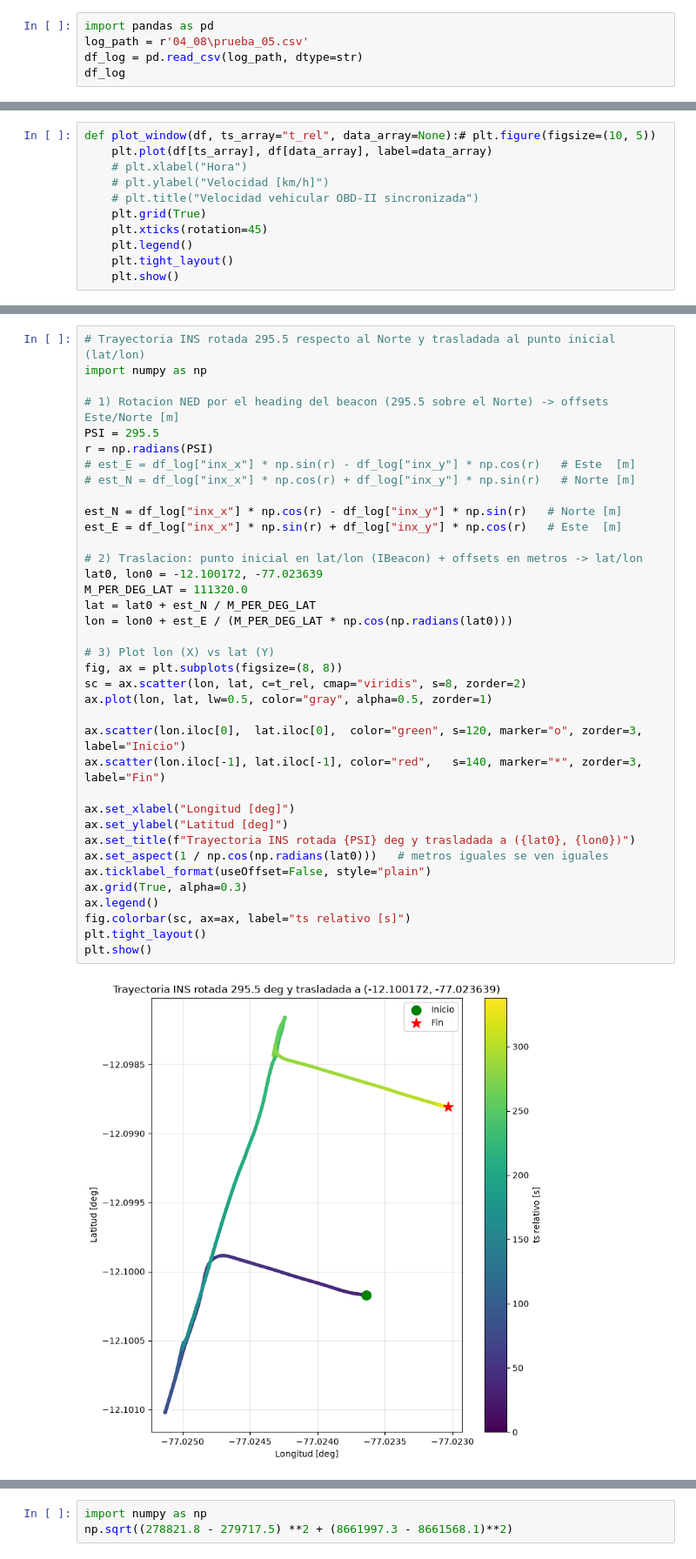
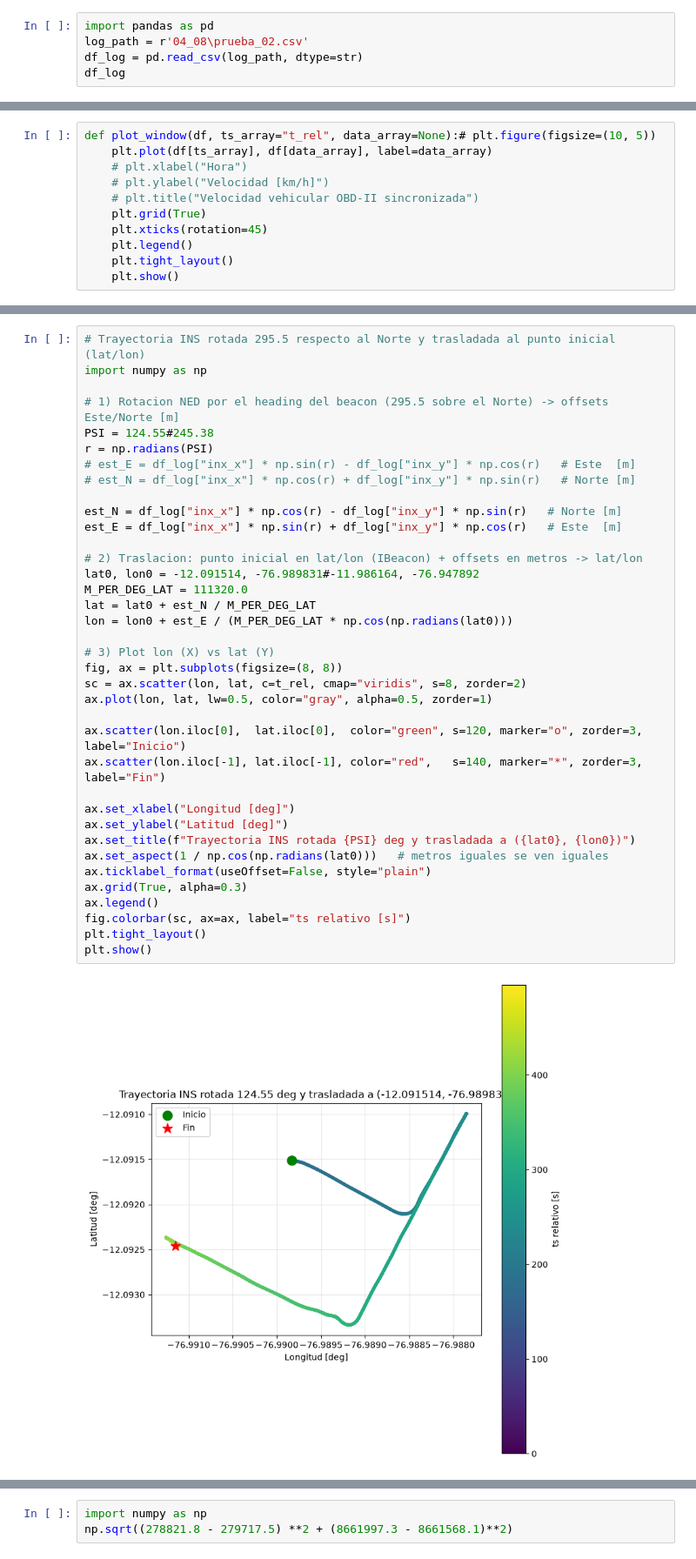
Before and after one commit to JuanAlva/ins_plots, a Jupyter notebook: prueba.ipynb, the cells around one changed output, grey strips where cells are left out. Shown at 87% size. Saved outputs shown, nothing was run; the diff lists cells and outputs as text.

Commit message:
pruebas 10-08

```diff
--- a/prueba.ipynb
+++ b/prueba.ipynb
@@ -1,6 +1,6 @@
 # %%
 import pandas as pd
-log_path = r'04_08\prueba_05.csv'
+log_path = r'04_08\prueba_02.csv'
 df_log = pd.read_csv(log_path, dtype=str)
 df_log
 # %% [output]
@@ -134,40 +134,40 @@ plt.show()
 import numpy as np
 
 # 1) Rotacion NED por el heading del beacon (295.5 sobre el Norte) -> offsets Este/Norte [m]
-PSI = 295.5
+PSI = 124.55#245.38
 r = np.radians(PSI)
 # est_E = df_log["inx_x"] * np.sin(r) - df_log["inx_y"] * np.cos(r)   # Este  [m]
 # est_N = df_log["inx_x"] * np.cos(r) + df_log["inx_y"] * np.sin(r)   # Norte [m]
 
 est_N = df_log["inx_x"] * np.cos(r) - df_log["inx_y"] * np.sin(r)   # Norte [m]
 est_E = df_log["inx_x"] * np.sin(r) + df_log["inx_y"] * np.cos(r)   # Este  [m]
 
 # 2) Traslacion: punto inicial en lat/lon (IBeacon) + offsets en metros -> lat/lon
-lat0, lon0 = -12.100172, -77.023639
+lat0, lon0 = -12.091514, -76.989831#-11.986164, -76.947892
 M_PER_DEG_LAT = 111320.0
 lat = lat0 + est_N / M_PER_DEG_LAT
 lon = lon0 + est_E / (M_PER_DEG_LAT * np.cos(np.radians(lat0)))
 
 # 3) Plot lon (X) vs lat (Y)
 fig, ax = plt.subplots(figsize=(8, 8))
 sc = ax.scatter(lon, lat, c=t_rel, cmap="viridis", s=8, zorder=2)
 ax.plot(lon, lat, lw=0.5, color="gray", alpha=0.5, zorder=1)
 
 ax.scatter(lon.iloc[0],  lat.iloc[0],  color="green", s=120, marker="o", zorder=3, label="Inicio")
 ax.scatter(lon.iloc[-1], lat.iloc[-1], color="red",   s=140, marker="*", zorder=3, label="Fin")
 
 ax.set_xlabel("Longitud [deg]")
 ax.set_ylabel("Latitud [deg]")
 ax.set_title(f"Trayectoria INS rotada {PSI} deg y trasladada a ({lat0}, {lon0})")
 ax.set_aspect(1 / np.cos(np.radians(lat0)))   # metros iguales se ven iguales
 ax.ticklabel_format(useOffset=False, style="plain")
 ax.grid(True, alpha=0.3)
 ax.legend()
 fig.colorbar(sc, ax=ax, label="ts relativo [s]")
 plt.tight_layout()
 plt.show()
 # %% [output]
-[figure, old version]
+[figure, new version]
 # %%
 # Trayectoria UTM con identificadores de inicio y fin
 # utm_x = Este (Easting, ~279717), utm_y = Norte (Northing, ~8661585)
```
Also changed, not shown: parts of 14 cells of this notebook, 40 other files.
